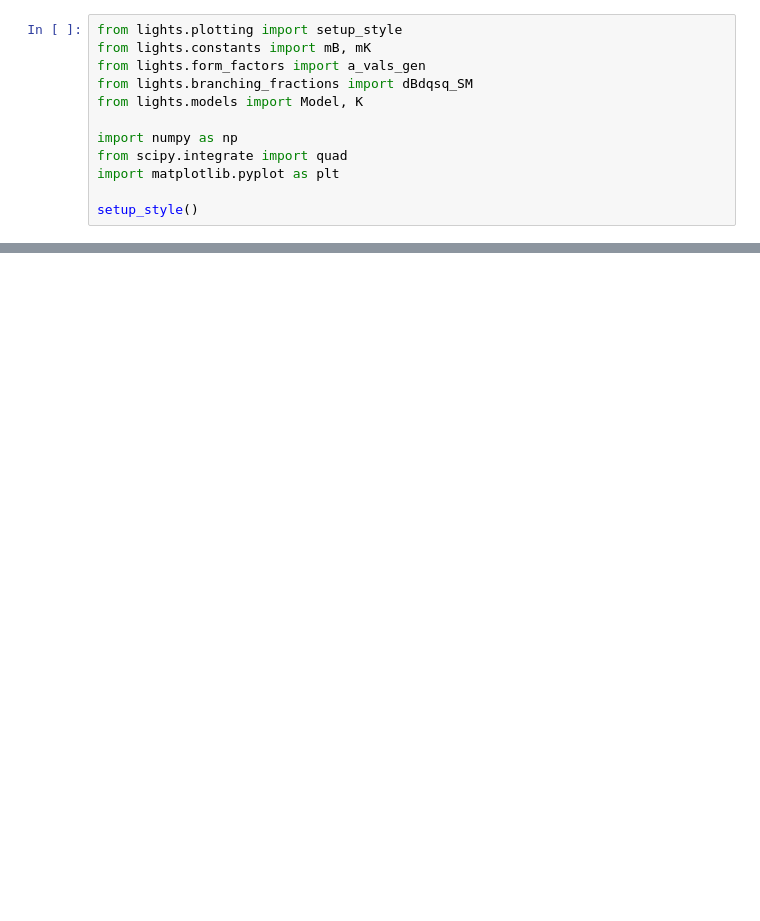
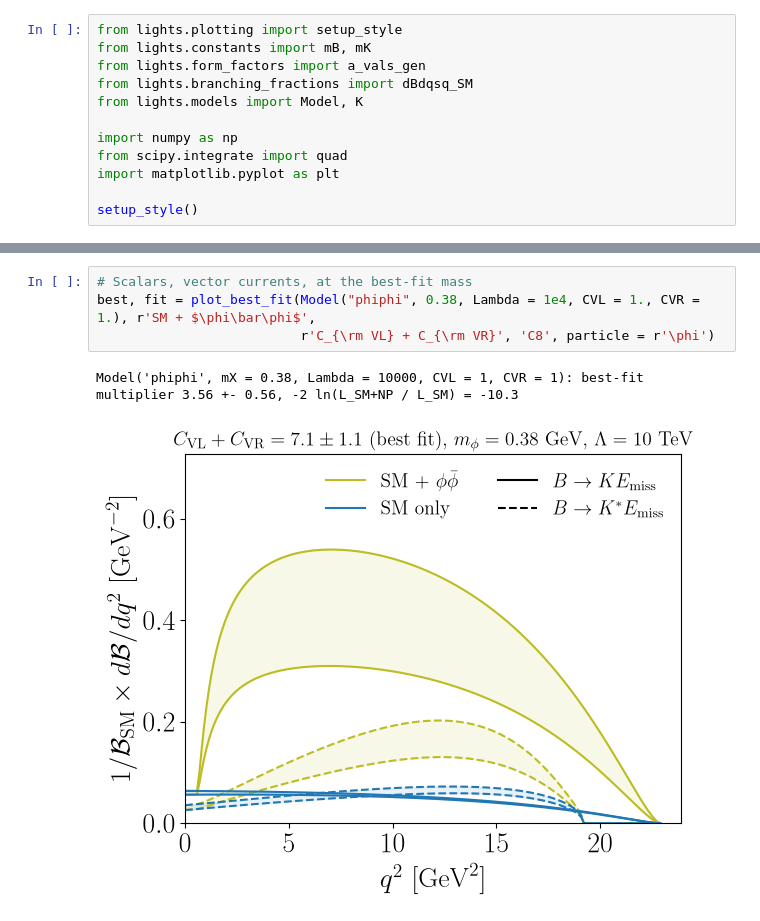
Before and after one commit to PatrickBolton/bk-invisible-fits, a Jupyter notebook: notebooks/05_fit_predict.ipynb, the cells around one changed output, grey strips where cells are left out. Cells and saved outputs as stored; diff of their text form; blank space fills up the shorter version.

```diff
--- a/notebooks/05_fit_predict.ipynb
+++ b/notebooks/05_fit_predict.ipynb
@@ -62,0 +142,7 @@ fig.set_size_inches(6.4, 4.8)
+# %%
+# Scalars, vector currents, at the best-fit mass
+best, fit = plot_best_fit(Model("phiphi", 0.38, Lambda = 1e4, CVL = 1., CVR = 1.), r'SM + $\phi\bar\phi$',
+                          r'C_{\rm VL} + C_{\rm VR}', 'C8', particle = r'\phi')
+# %% [output]
+Model('phiphi', mX = 0.38, Lambda = 10000, CVL = 1, CVR = 1): best-fit multiplier 3.56 +- 0.56, -2 ln(L_SM+NP / L_SM) = -10.3
+[figure, added]
```
Also changed, not shown: parts of 10 cells of this notebook, 4 other files.
